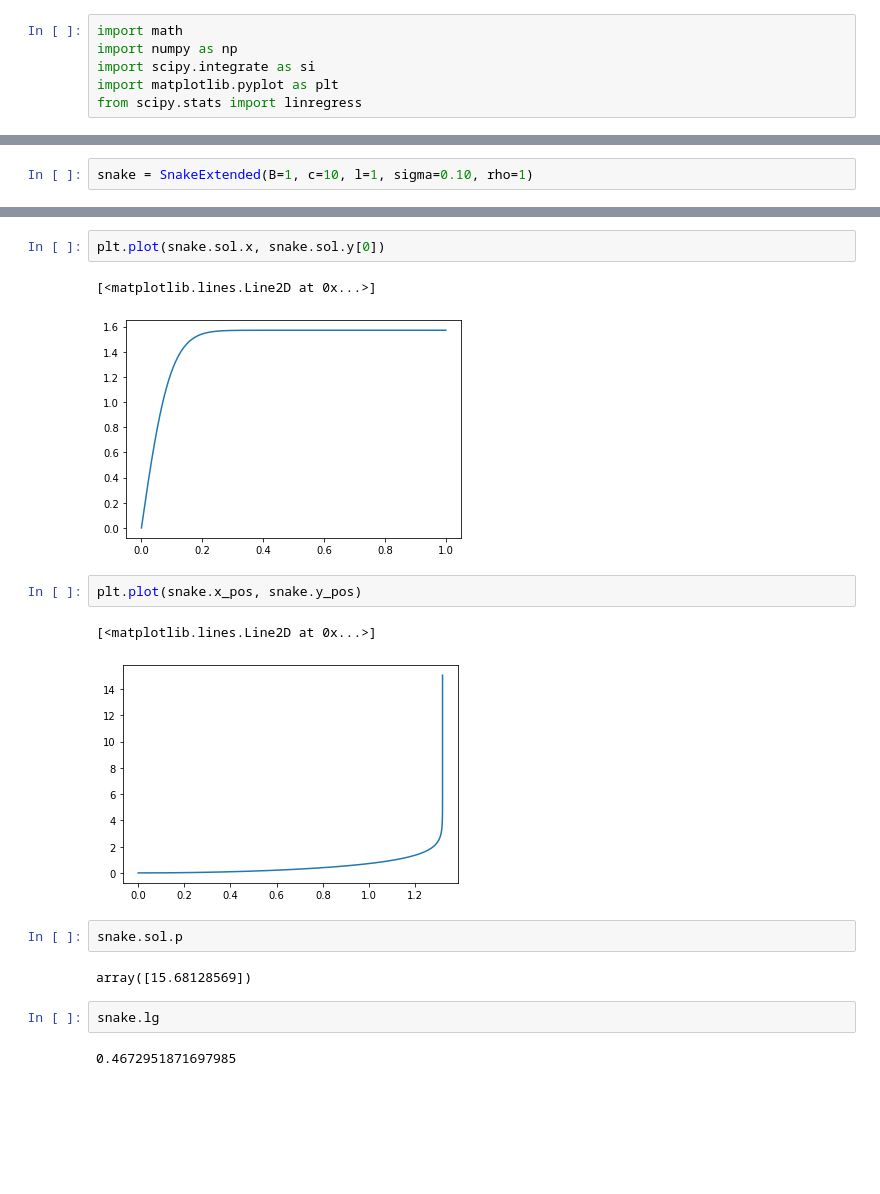
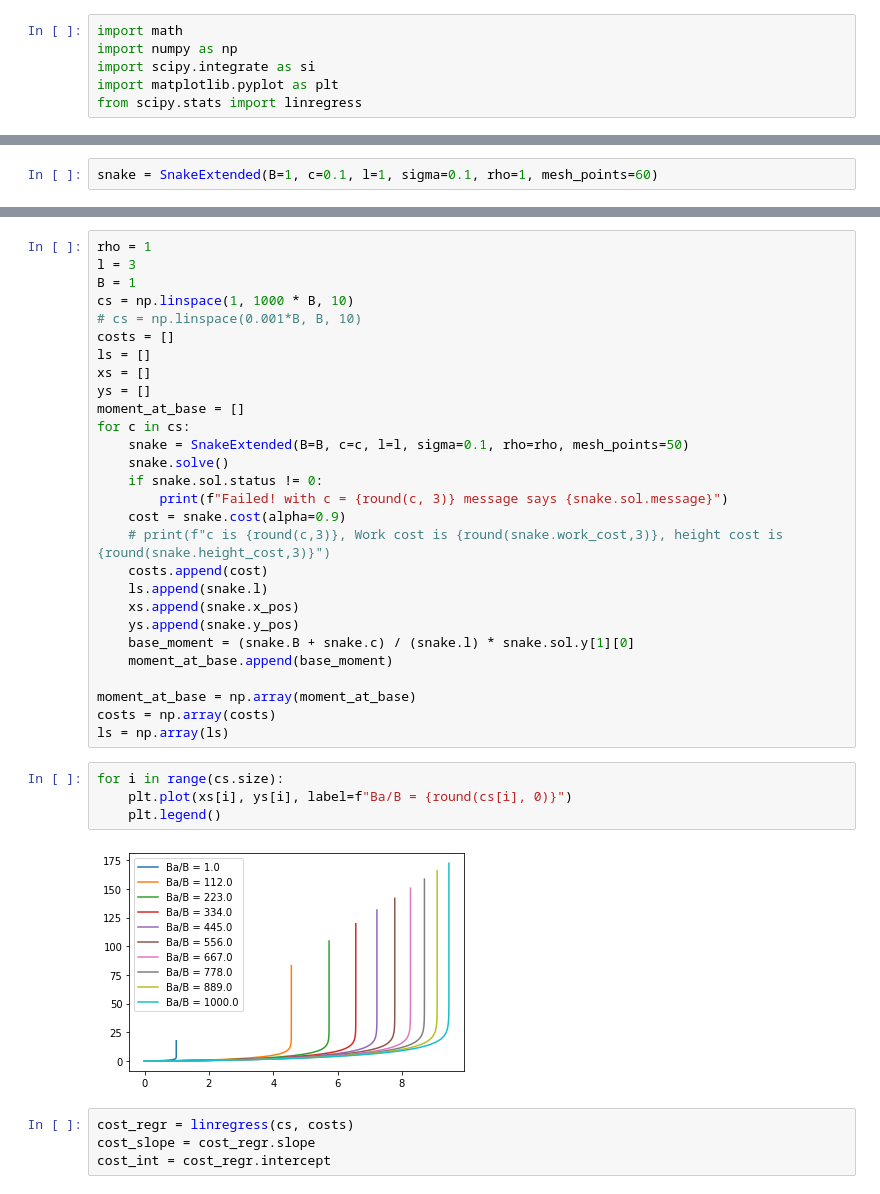
Before and after one commit to davenpi/stability, a Jupyter notebook: extended_torque.ipynb, the cells around one changed output, grey strips where cells are left out. Cells and saved outputs as stored; diff of their text form; blank space fills up the shorter version.

```diff
--- a/extended_torque.ipynb
+++ b/extended_torque.ipynb
@@ -79,4 +81,4 @@ class SnakeExtended:
         cost = self.height_cost + self.work_cost
         return cost
 # %%
-snake = SnakeExtended(B=1, c=10, l=1, sigma=0.10, rho=1)
+snake = SnakeExtended(B=1, c=0.1, l=1, sigma=0.1, rho=1, mesh_points=60)
@@ -97,18 +85,38 @@ snake.sol.message
-# %%
-plt.plot(snake.sol.x, snake.sol.y[0])
-# %% [output]
-[<matplotlib.lines.Line2D at 0x...>]
-[figure, removed]
-# %%
-plt.plot(snake.x_pos, snake.y_pos)
-# %% [output]
-[<matplotlib.lines.Line2D at 0x...>]
-[figure, removed]
-# %%
-snake.sol.p
-# %% [output]
-array([15.68128569])
-# %%
-snake.lg
-# %% [output]
-0.4672951871697985
+# %%
+rho = 1
+l = 3
+B = 1
+cs = np.linspace(1, 1000 * B, 10)
+# cs = np.linspace(0.001*B, B, 10)
+costs = []
+ls = []
+xs = []
+ys = []
+moment_at_base = []
+for c in cs:
+    snake = SnakeExtended(B=B, c=c, l=l, sigma=0.1, rho=rho, mesh_points=50)
+    snake.solve()
+    if snake.sol.status != 0:
+        print(f"Failed! with c = {round(c, 3)} message says {snake.sol.message}")
+    cost = snake.cost(alpha=0.9)
+    # print(f"c is {round(c,3)}, Work cost is {round(snake.work_cost,3)}, height cost is {round(snake.height_cost,3)}")
+    costs.append(cost)
+    ls.append(snake.l)
+    xs.append(snake.x_pos)
+    ys.append(snake.y_pos)
+    base_moment = (snake.B + snake.c) / (snake.l) * snake.sol.y[1][0]
+    moment_at_base.append(base_moment)
+
+moment_at_base = np.array(moment_at_base)
+costs = np.array(costs)
+ls = np.array(ls)
+# %%
+for i in range(cs.size):
+    plt.plot(xs[i], ys[i], label=f"Ba/B = {round(cs[i], 0)}")
+    plt.legend()
+# %% [output]
+[figure, added]
+# %%
+cost_regr = linregress(cs, costs)
+cost_slope = cost_regr.slope
+cost_int = cost_regr.intercept
```
Also changed, not shown: parts of 16 cells of this notebook.
